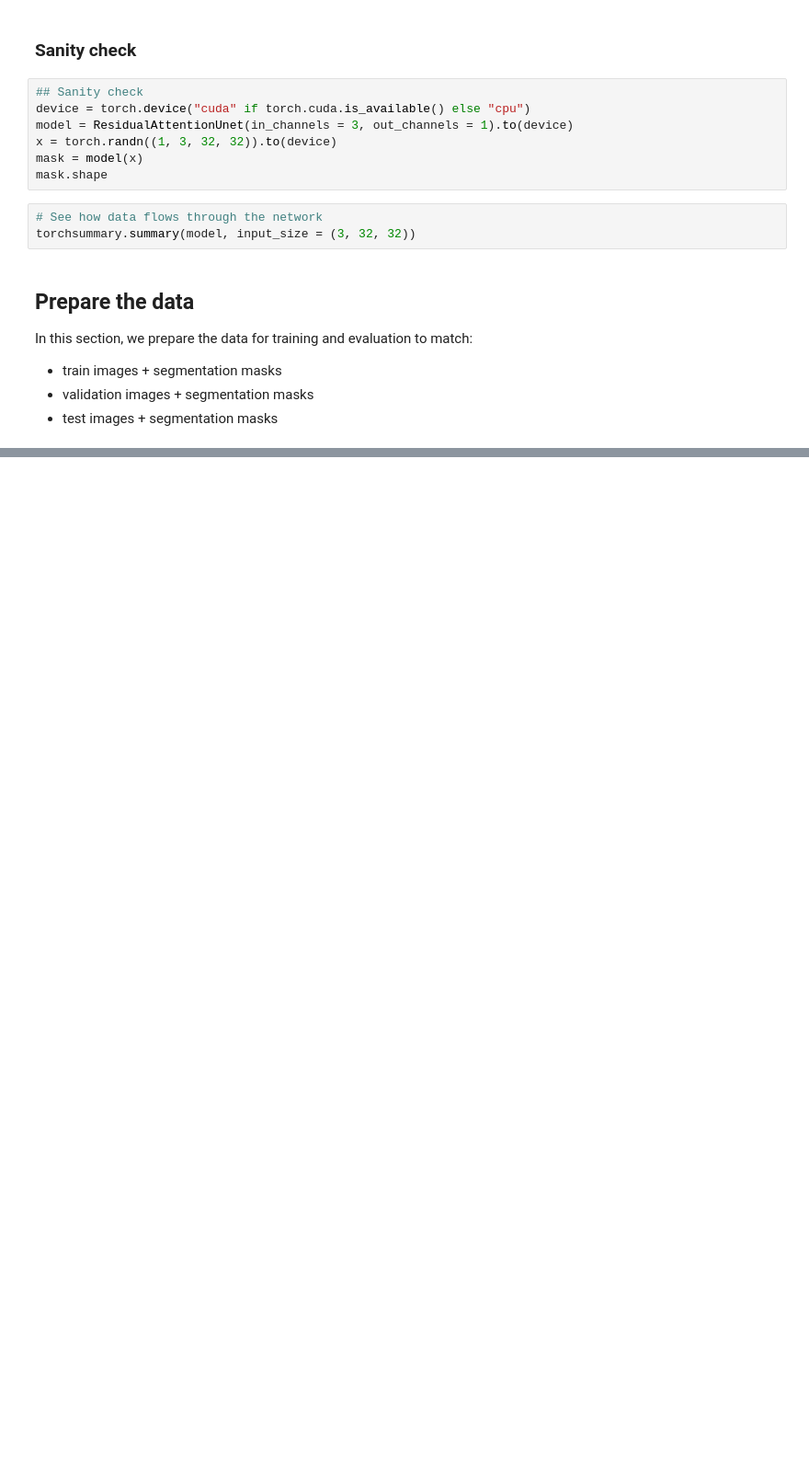
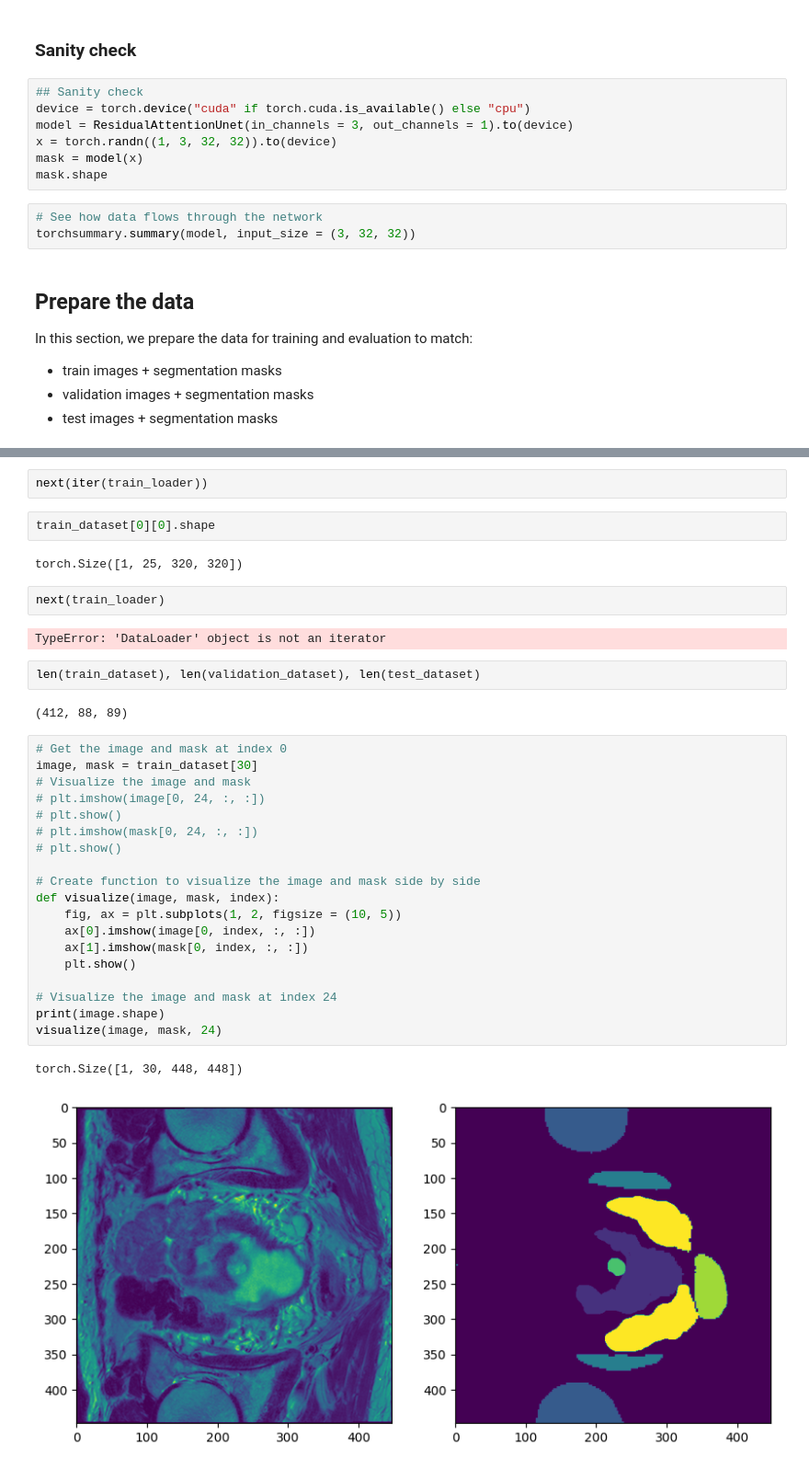
Before and after one commit to R-icntay/ml_cw2, a Jupyter notebook: multi_task_learning/unet.ipynb, the cells around one changed output, grey strips where cells are left out. Shown at 92% size. Cells and saved outputs as stored; diff of their text form; blank space fills up the shorter version.

```diff
--- a/multi_task_learning/unet.ipynb
+++ b/multi_task_learning/unet.ipynb
@@ -559,0 +900,36 @@ for directory, images in zip([train_image_dir, val_image_dir, test_image_dir], [
+# %%
+next(iter(train_loader))
+# %%
+train_dataset[0][0].shape
+# %% [output]
+torch.Size([1, 25, 320, 320])
+# %%
+next(train_loader)
+# %% [output]
+TypeError: 'DataLoader' object is not an iterator
+# %%
+len(train_dataset), len(validation_dataset), len(test_dataset)
+# %% [output]
+(412, 88, 89)
+# %%
+# Get the image and mask at index 0
+image, mask = train_dataset[30]
+# Visualize the image and mask
+# plt.imshow(image[0, 24, :, :])
+# plt.show()
+# plt.imshow(mask[0, 24, :, :])
+# plt.show()
+
+# Create function to visualize the image and mask side by side
+def visualize(image, mask, index):
+    fig, ax = plt.subplots(1, 2, figsize = (10, 5))
+    ax[0].imshow(image[0, index, :, :])
+    ax[1].imshow(mask[0, index, :, :])
+    plt.show()
+
+# Visualize the image and mask at index 24
+print(image.shape)
+visualize(image, mask, 24)
+# %% [output]
+torch.Size([1, 30, 448, 448])
+[figure, added]
```
Also changed, not shown: parts of 23 cells of this notebook.
